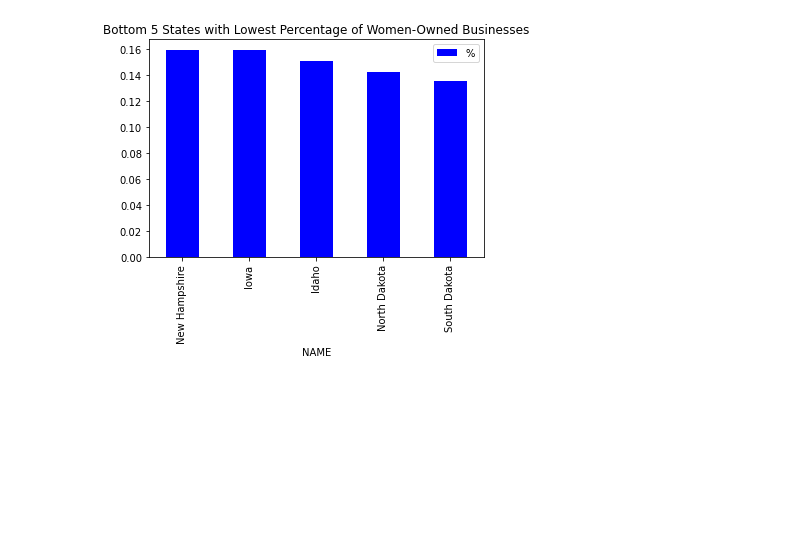
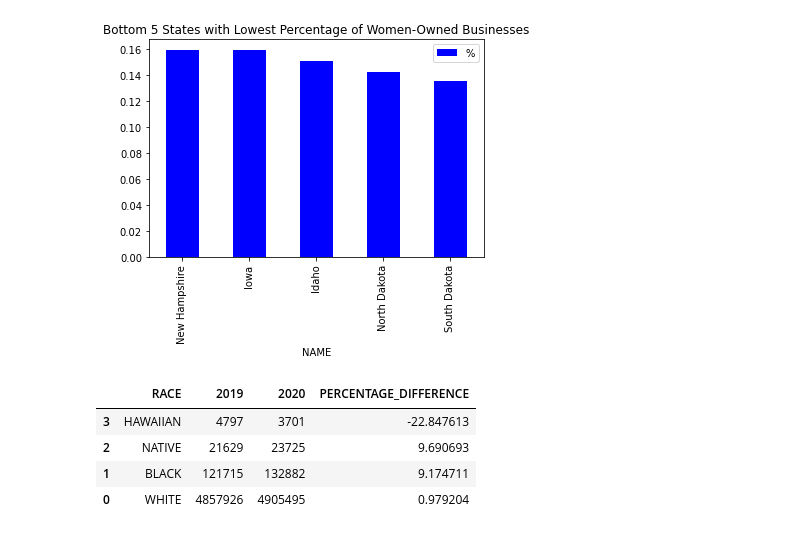
Before and after one commit to ColeBallard/census-api-data-abs, a Jupyter notebook: ETL.ipynb, the cells around one changed output. Drawn from its saved outputs; the diff is of its cells as text; code cells hidden in the pictures; blank space fills up the shorter version.

```diff
--- a/ETL.ipynb
+++ b/ETL.ipynb
@@ -103,0 +144,8 @@ botwomenownedbus.plot(x = 'NAME', y = 'PERCENTAGE_WOMEN_OWNED', kind = 'bar', ti
+# %%
+raceownedbus
+# %% [output]
+|  | RACE | 2019 | 2020 | PERCENTAGE_DIFFERENCE |
+| 3 | HAWAIIAN | 4797 | 3701 | -22.847613 |
+| 2 | NATIVE | 21629 | 23725 | 9.690693 |
+| 1 | BLACK | 121715 | 132882 | 9.174711 |
+| 0 | WHITE | 4857926 | 4905495 | 0.979204 |
```
Also changed, not shown: parts of 17 cells of this notebook.
